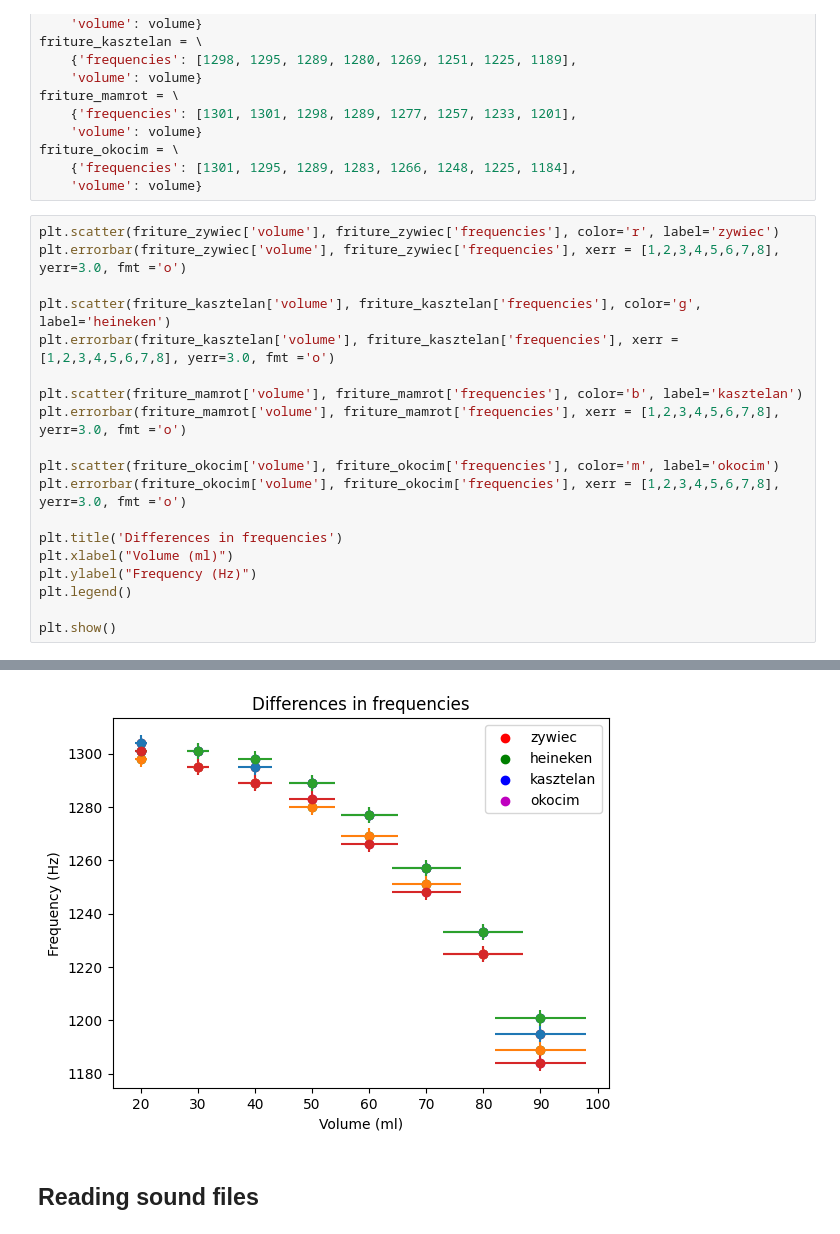
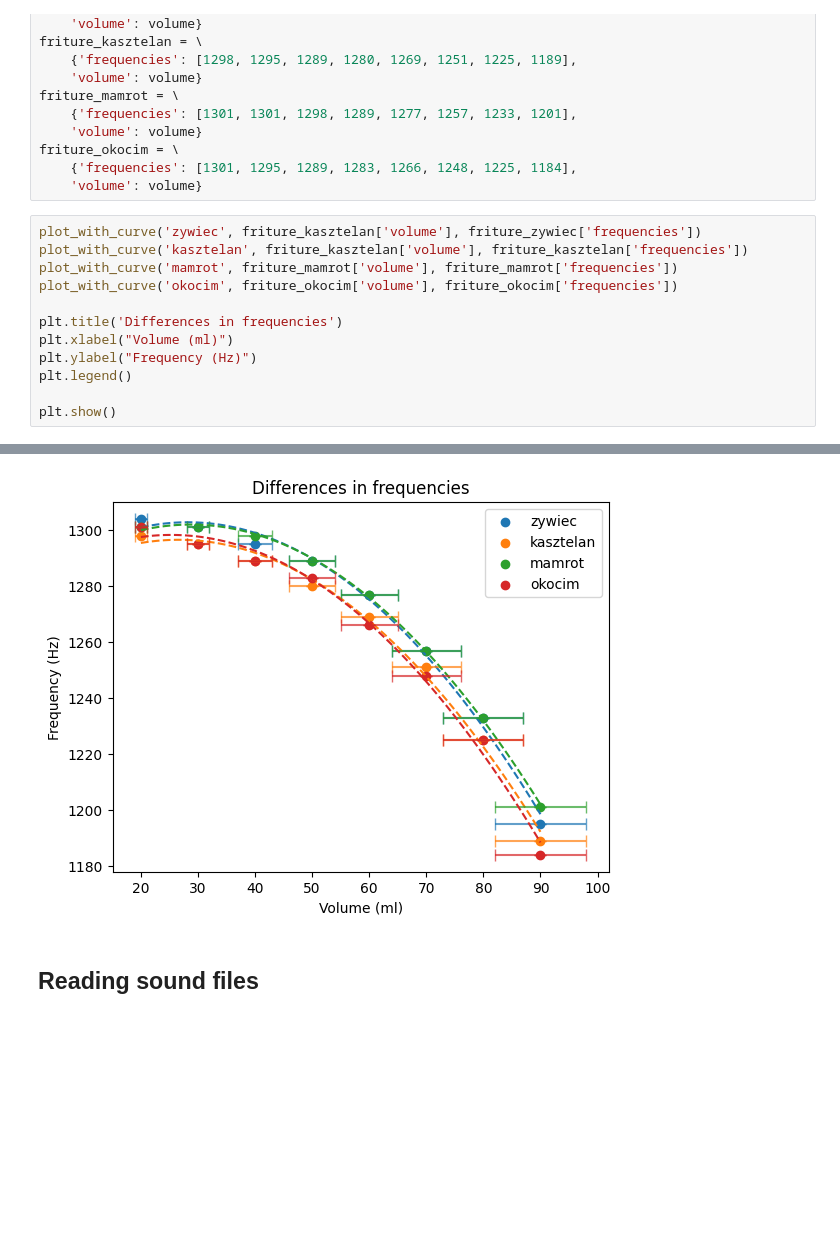
Before and after one commit to SecondGlanceFromAlice/Beer-hemian_Rhapsody, a Jupyter notebook: results_analysis.ipynb, the cells around one changed output, grey strips where cells are left out. Drawn from its saved outputs; the diff is of its cells as text; blank space fills up the shorter version.

```diff
--- a/results_analysis.ipynb
+++ b/results_analysis.ipynb
@@ -45,43 +45,36 @@ friture_okocim = \
     {'frequencies': [1301, 1295, 1289, 1283, 1266, 1248, 1225, 1184],
     'volume': volume}
 # %%
-plt.scatter(friture_zywiec['volume'], friture_zywiec['frequencies'], color='r', label='zywiec')
-plt.errorbar(friture_zywiec['volume'], friture_zywiec['frequencies'], xerr = [1,2,3,4,5,6,7,8], yerr=3.0, fmt ='o')
-
-plt.scatter(friture_kasztelan['volume'], friture_kasztelan['frequencies'], color='g', label='heineken')
-plt.errorbar(friture_kasztelan['volume'], friture_kasztelan['frequencies'], xerr = [1,2,3,4,5,6,7,8], yerr=3.0, fmt ='o')
-
-plt.scatter(friture_mamrot['volume'], friture_mamrot['frequencies'], color='b', label='kasztelan')
-plt.errorbar(friture_mamrot['volume'], friture_mamrot['frequencies'], xerr = [1,2,3,4,5,6,7,8], yerr=3.0, fmt ='o')
-
-plt.scatter(friture_okocim['volume'], friture_okocim['frequencies'], color='m', label='okocim')
-plt.errorbar(friture_okocim['volume'], friture_okocim['frequencies'], xerr = [1,2,3,4,5,6,7,8], yerr=3.0, fmt ='o')
+plot_with_curve('zywiec', friture_kasztelan['volume'], friture_zywiec['frequencies'])
+plot_with_curve('kasztelan', friture_kasztelan['volume'], friture_kasztelan['frequencies'])
+plot_with_curve('mamrot', friture_mamrot['volume'], friture_mamrot['frequencies'])
+plot_with_curve('okocim', friture_okocim['volume'], friture_okocim['frequencies'])
 
 plt.title('Differences in frequencies')
 plt.xlabel("Volume (ml)")
 plt.ylabel("Frequency (Hz)")
 plt.legend()
 
 plt.show()
 # %% [output]
 findfont: Generic family 'sans-serif' not found because none of the following families were found: Trebuchet MS
 findfont: Generic family 'sans-serif' not found because none of the following families were found: Trebuchet MS
 findfont: Generic family 'sans-serif' not found because none of the following families were found: Trebuchet MS
 findfont: Generic family 'sans-serif' not found because none of the following families were found: Trebuchet MS
 findfont: Generic family 'sans-serif' not found because none of the following families were found: Trebuchet MS
 findfont: Generic family 'sans-serif' not found because none of the following families were found: Trebuchet MS
 findfont: Generic family 'sans-serif' not found because none of the following families were found: Trebuchet MS
 findfont: Generic family 'sans-serif' not found because none of the following families were found: Trebuchet MS
 findfont: Generic family 'sans-serif' not found because none of the following families were found: Trebuchet MS
 findfont: Generic family 'sans-serif' not found because none of the following families were found: Trebuchet MS
 findfont: Generic family 'sans-serif' not found because none of the following families were found: Trebuchet MS
 findfont: Generic family 'sans-serif' not found because none of the following families were found: Trebuchet MS
 ... (57 lines left out)
 findfont: Generic family 'sans-serif' not found because none of the following families were found: Trebuchet MS
 findfont: Generic family 'sans-serif' not found because none of the following families were found: Trebuchet MS
 findfont: Generic family 'sans-serif' not found because none of the following families were found: Trebuchet MS
 findfont: Generic family 'sans-serif' not found because none of the following families were found: Trebuchet MS
-[figure, old version]
+[figure, new version]
 # %% [markdown]
 ## Reading sound files
 # %% [markdown]
```
Also changed, not shown: parts of 3 cells of this notebook.
